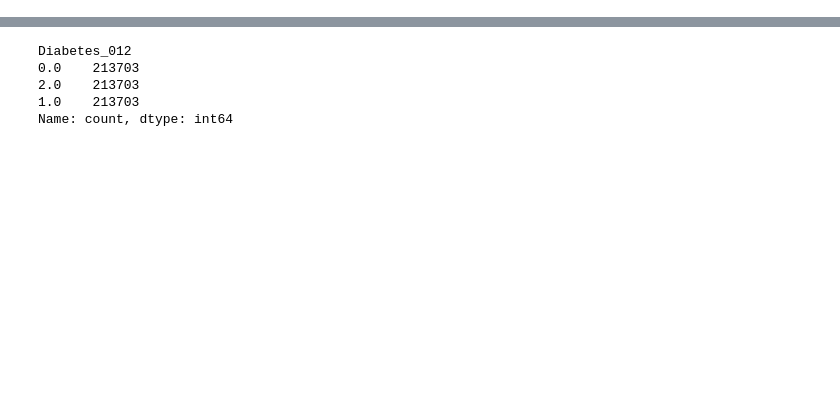
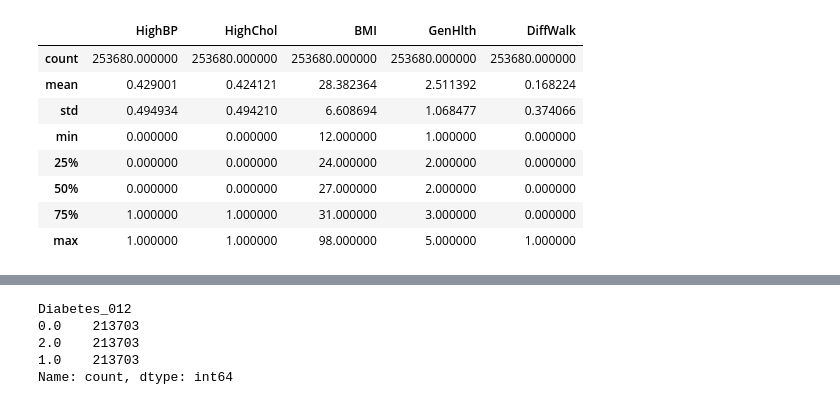
Before and after one commit to phantomsk/DiabetesClassifier, a Jupyter notebook: Models.ipynb, the cells around one changed output, grey strips where cells are left out. Cells and saved outputs as stored; diff of their text form; code cells hidden in the pictures; blank space fills up the shorter version.

```diff
--- a/Models.ipynb
+++ b/Models.ipynb
@@ -13,3 +13,17 @@ diabetes = pd.read_csv('diabetes.csv')
 # %%
 parameters = ['HighBP', 'HighChol', 'BMI', 'GenHlth', 'DiffWalk', 'Diabetes_012']
 key_diabetes = diabetes[parameters]
+# %%
+X = key_diabetes.drop(columns = 'Diabetes_012', axis=1)
+y = key_diabetes['Diabetes_012']
+X.describe()
+# %% [output]
+|  | HighBP | HighChol | BMI | GenHlth | DiffWalk |
+| count | 253680.000000 | 253680.000000 | 253680.000000 | 253680.000000 | 253680.000000 |
+| mean | 0.429001 | 0.424121 | 28.382364 | 2.511392 | 0.168224 |
+| std | 0.494934 | 0.494210 | 6.608694 | 1.068477 | 0.374066 |
+| min | 0.000000 | 0.000000 | 12.000000 | 1.000000 | 0.000000 |
+| 25% | 0.000000 | 0.000000 | 24.000000 | 2.000000 | 0.000000 |
+| 50% | 0.000000 | 0.000000 | 27.000000 | 2.000000 | 0.000000 |
+| 75% | 1.000000 | 1.000000 | 31.000000 | 3.000000 | 0.000000 |
+| max | 1.000000 | 1.000000 | 98.000000 | 5.000000 | 1.000000 |
```
Also changed, not shown: parts of 13 cells of this notebook.
